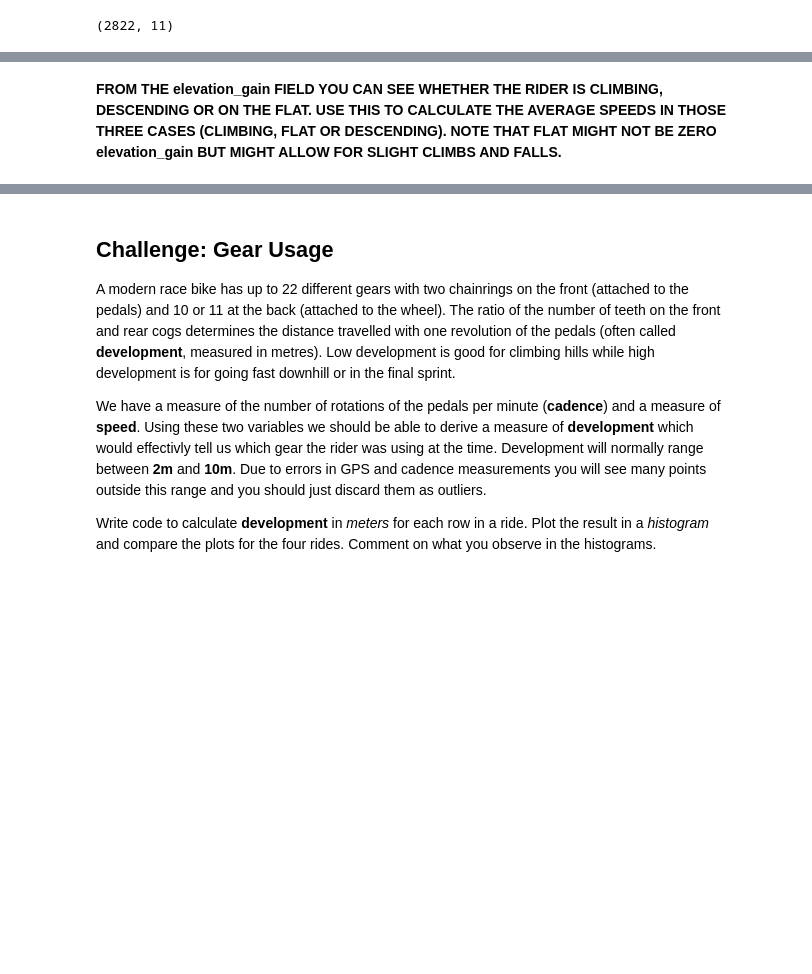
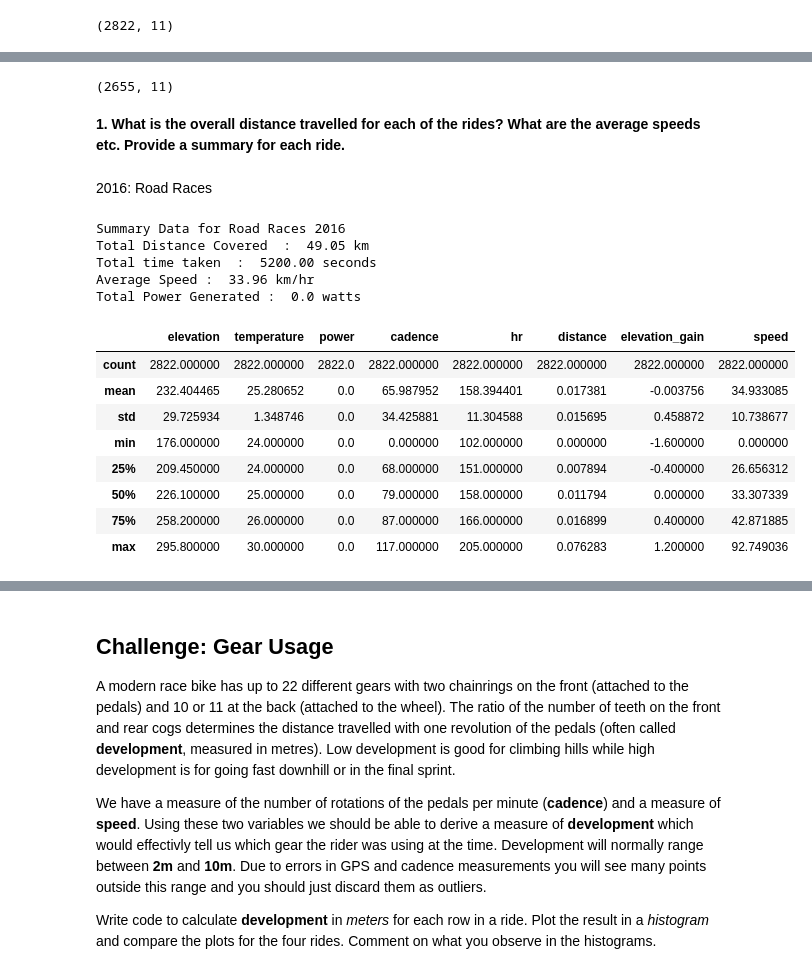
Before and after one commit to MQCOMP2200-S2-2021/data-science-portfolio-avagardiner, a Jupyter notebook: Portfolio 1.ipynb, the cells around one changed output, grey strips where cells are left out. Drawn from its saved outputs; the diff is of its cells as text; code cells hidden in the pictures; blank space fills up the shorter version.

```diff
--- a/Portfolio 1.ipynb
+++ b/Portfolio 1.ipynb
@@ -147,2 +93,37 @@ timetrials
-# %% [markdown]
-**FROM THE elevation_gain FIELD YOU CAN SEE WHETHER THE RIDER IS CLIMBING, DESCENDING OR ON THE FLAT. USE THIS TO CALCULATE THE AVERAGE SPEEDS IN THOSE THREE CASES (CLIMBING, FLAT OR DESCENDING). NOTE THAT FLAT MIGHT NOT BE ZERO elevation_gain BUT MIGHT ALLOW FOR SLIGHT CLIMBS AND FALLS.**
+# %%
+tt_2019.shape
+# %% [output]
+(2655, 11)
+# %% [markdown]
+**1. What is the overall distance travelled for each of the rides? What are the average speeds etc. Provide a summary for each ride.**
+# %%
+#function to summarise data
+def summary(ride):
+    total_distance = ride.distance.sum()
+    total_time = ride.timedelta.sum()
+    average_speed = total_distance / ((total_time)/3600)
+    print (('Total Distance Covered  :  {:.2f} km').format(total_distance))
+    print (('Total time taken  :  {:.2f} seconds').format(total_time))
+    print (('Average Speed :  {:.2f} km/hr').format(average_speed))
+    print (('Total Power Generated :  {:2} watts ').format(ride.power.sum()))
+    return ride.drop(columns =['latitude','longitude','timedelta']).describe()
+# %% [markdown]
+2016: Road Races
+# %%
+print ("Summary Data for Road Races 2016")
+summary(rr_2016)
+# %% [output]
+Summary Data for Road Races 2016
+Total Distance Covered  :  49.05 km
+Total time taken  :  5200.00 seconds
+Average Speed :  33.96 km/hr
+Total Power Generated :  0.0 watts
+|  | elevation | temperature | power | cadence | hr | distance | elevation_gain | speed |
+| count | 2822.000000 | 2822.000000 | 2822.0 | 2822.000000 | 2822.000000 | 2822.000000 | 2822.000000 | 2822.000000 |
+| mean | 232.404465 | 25.280652 | 0.0 | 65.987952 | 158.394401 | 0.017381 | -0.003756 | 34.933085 |
+| std | 29.725934 | 1.348746 | 0.0 | 34.425881 | 11.304588 | 0.015695 | 0.458872 | 10.738677 |
+| min | 176.000000 | 24.000000 | 0.0 | 0.000000 | 102.000000 | 0.000000 | -1.600000 | 0.000000 |
+| 25% | 209.450000 | 24.000000 | 0.0 | 68.000000 | 151.000000 | 0.007894 | -0.400000 | 26.656312 |
+| 50% | 226.100000 | 25.000000 | 0.0 | 79.000000 | 158.000000 | 0.011794 | 0.000000 | 33.307339 |
+| 75% | 258.200000 | 26.000000 | 0.0 | 87.000000 | 166.000000 | 0.016899 | 0.400000 | 42.871885 |
+| max | 295.800000 | 30.000000 | 0.0 | 117.000000 | 205.000000 | 0.076283 | 1.200000 | 92.749036 |
```
Also changed, not shown: parts of 20 cells of this notebook.
